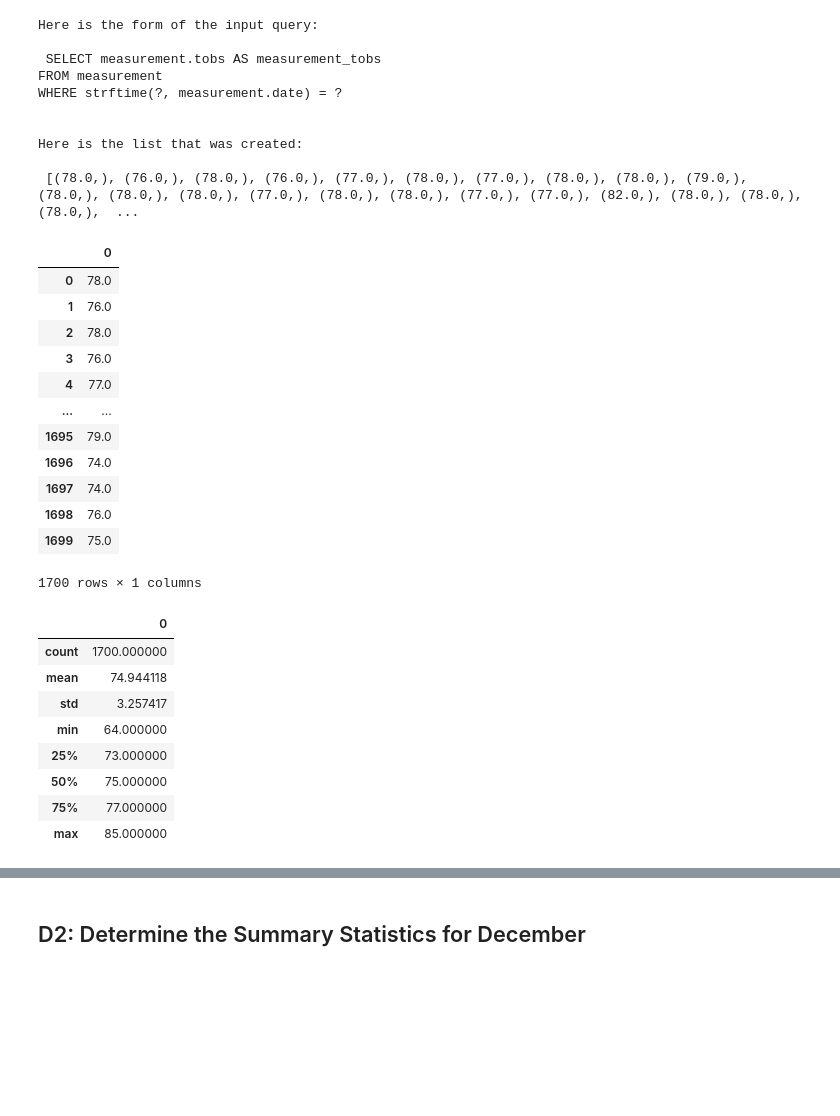
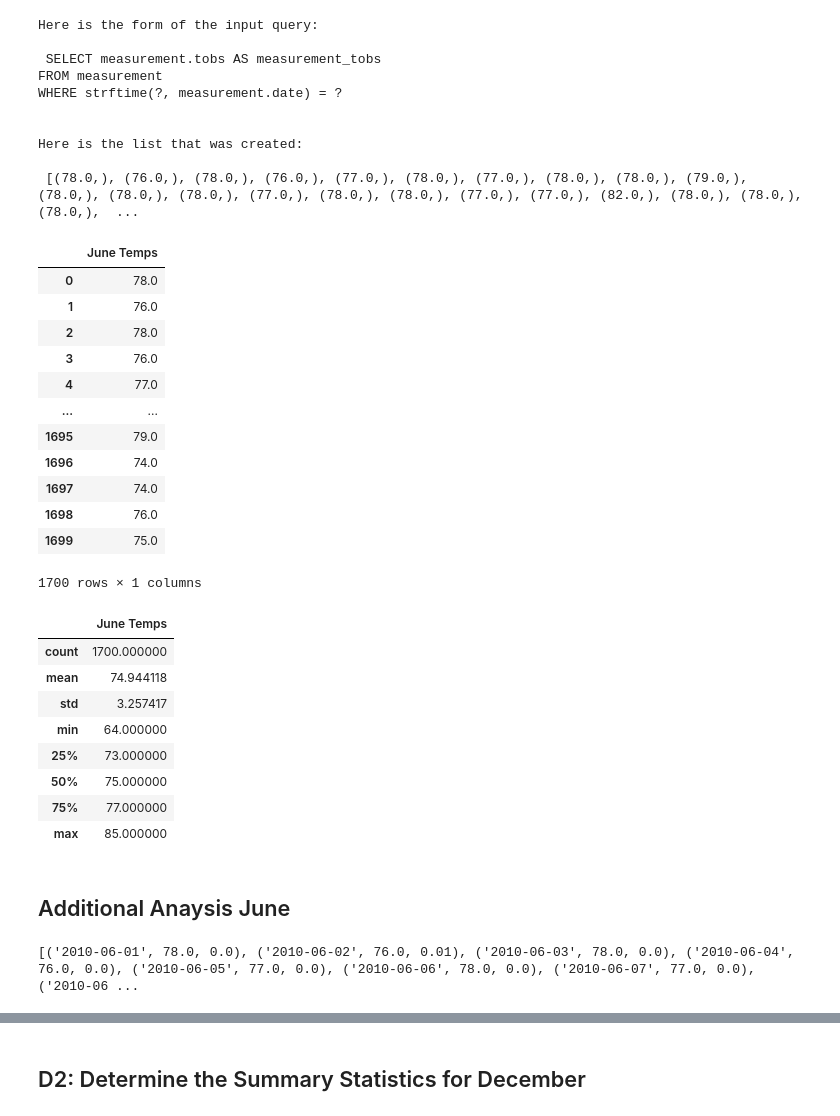
Before and after one commit to GregoryBWilson/surfs_up, a Jupyter notebook: SurfsUp_Challenge.ipynb, the cells around one changed output, grey strips where cells are left out. Drawn from its saved outputs; the diff is of its cells as text; code cells hidden in the pictures; blank space fills up the shorter version.

Commit message:
Finish the analysis including two cool additional queries

```diff
--- a/SurfsUp_Challenge.ipynb
+++ b/SurfsUp_Challenge.ipynb
@@ -114,10 +116,10 @@ Here is the list that was created:
  [(78.0,), (76.0,), (78.0,), (76.0,), (77.0,), (78.0,), (77.0,), (78.0,), (78.0,), (79.0,), (78.0,), (78.0,), (78.0,), (77.0,), (78.0,), (78.0,), (77.0,), (77.0,), (82.0,), (78.0,), (78.0,), (78.0,),  ...
 # %%
 # 4. Create a DataFrame from the list of temperatures for the month of June.
-June_df = pd.DataFrame(June_List)
+June_df = pd.DataFrame(June_List, columns=['June Temps'])
 June_df
 # %% [output]
-|  | 0 |
+|  | June Temps |
 | 0 | 78.0 |
 | 1 | 76.0 |
 | 2 | 78.0 |
@@ -134,7 +136,7 @@ June_df
 # 5. Calculate and print out the summary statistics for the June temperature DataFrame.
 June_df.describe()
 # %% [output]
-|  | 0 |
+|  | June Temps |
 | count | 1700.000000 |
 | mean | 74.944118 |
 | std | 3.257417 |
@@ -143,3 +145,13 @@ June_df.describe()
 | 50% | 75.000000 |
 | 75% | 77.000000 |
 | max | 85.000000 |
+# %% [markdown]
+## Additional Anaysis June
+# %%
+# 2. Write a query that filters the Measurement table to retrieve the temperatures & Percepitation for the month of June.
+sel = [Measurement.date, Measurement.tobs, Measurement.prcp]
+June_Query2 = session.query(*sel).\
+    filter(func.strftime("%m", Measurement.date) == "06")
+print(June_Query2.all())
+# %% [output]
+[('2010-06-01', 78.0, 0.0), ('2010-06-02', 76.0, 0.01), ('2010-06-03', 78.0, 0.0), ('2010-06-04', 76.0, 0.0), ('2010-06-05', 77.0, 0.0), ('2010-06-06', 78.0, 0.0), ('2010-06-07', 77.0, 0.0), ('2010-06 ...
```
Also changed, not shown: parts of 21 cells of this notebook.
